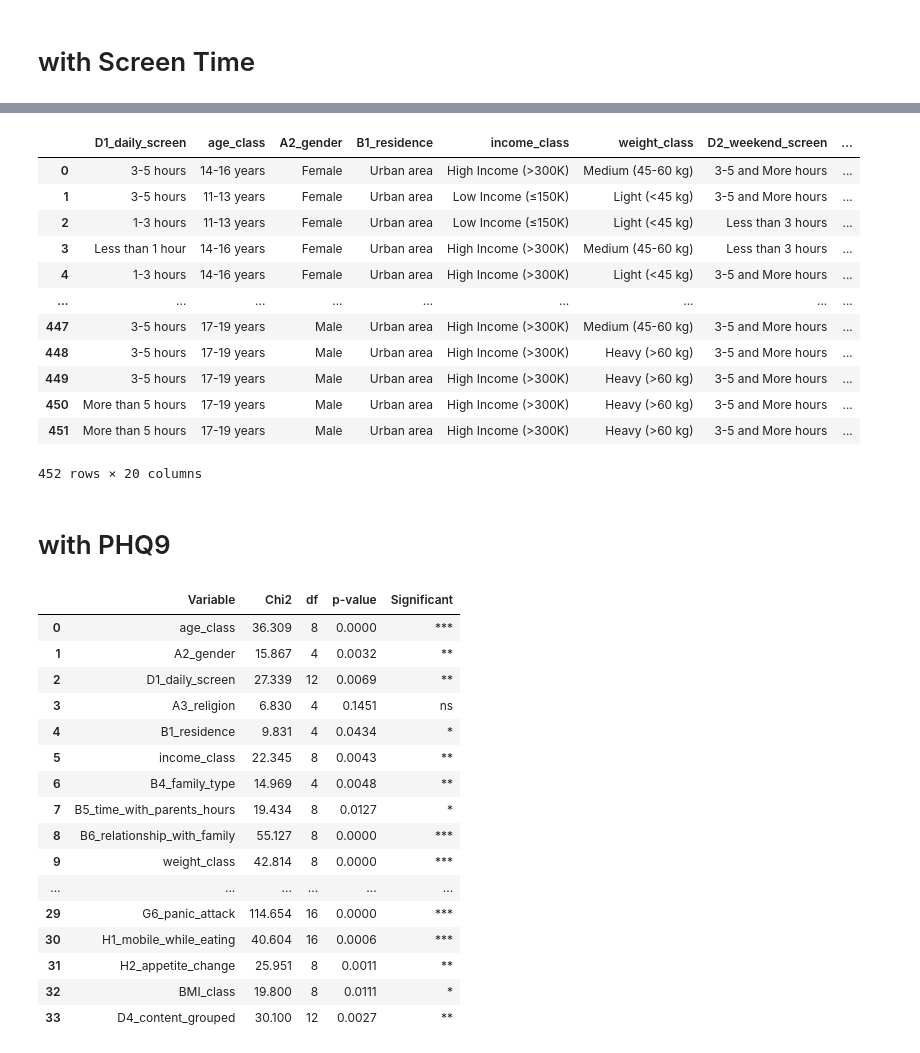
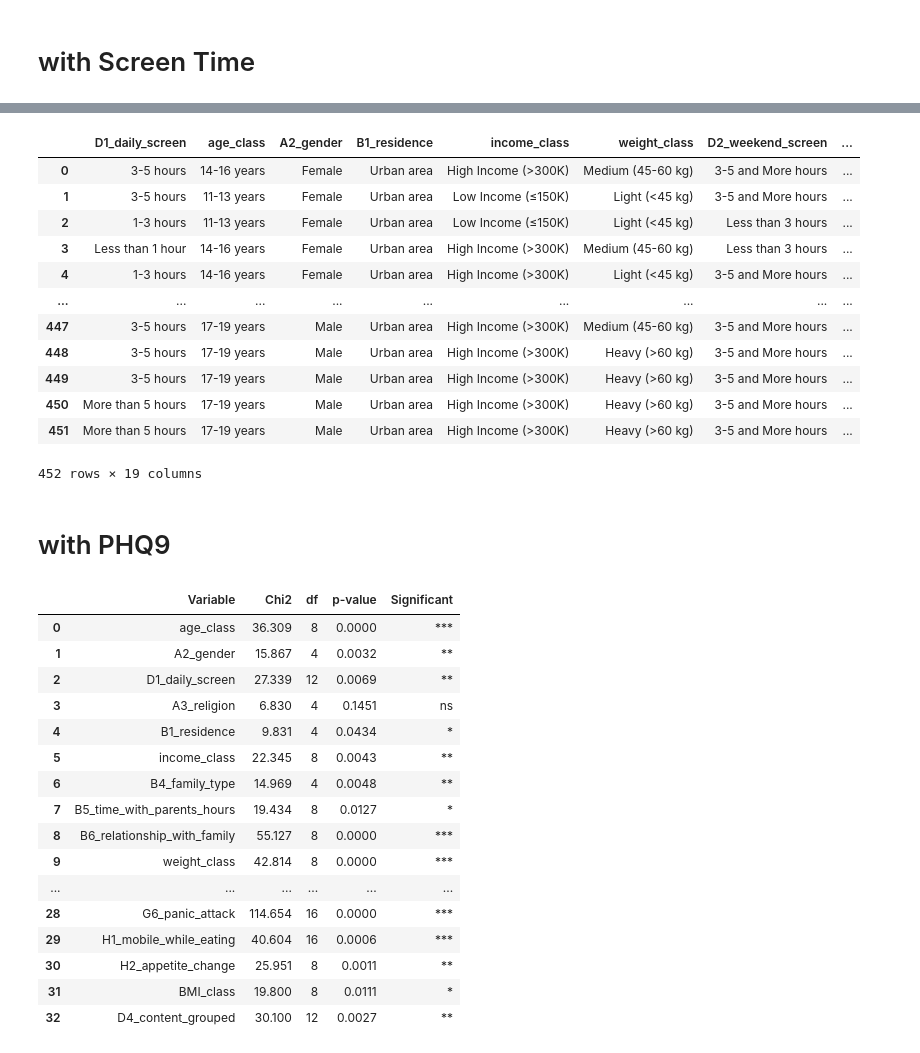
Before and after one commit to arshadziban/team_insightify, a Jupyter notebook: 3_sig_analysis.ipynb, the cells around one changed output, grey strips where cells are left out. Cells and saved outputs as stored; diff of their text form; code cells hidden in the pictures.

```diff
--- a/3_sig_analysis.ipynb
+++ b/3_sig_analysis.ipynb
@@ -37,7 +37,7 @@ variables = [
     'B1_residence', 'income_class', 'B4_family_type',
     'B5_time_with_parents_hours', 'B6_relationship_with_family',
     'weight_class', 'C3_physical_problems', 'D2_weekend_screen',
-    'D3_device', 'D4_content', 'D5_parents_screen_time', 'D6_ai_daily',
+    'D3_device', 'D5_parents_screen_time', 'D6_ai_daily',
     'D7_ai_impact', 'D8_creativity_decline', 'E1_sleep_duration',
     'E3_sleep_medicine', 'E5_bedtime', 'E6_wake_time',
     'F1_academic_satisfaction', 'F4_interest_reduced', 'G1_mood_swings', 'G2_anxious_without_device',
@@ -119,7 +119,7 @@ df_sig_st
 | 449 | 3-5 hours | 17-19 years | Male | Urban area | High Income (>300K) | Heavy (>60 kg) | 3-5 and More hours | ... |
 | 450 | More than 5 hours | 17-19 years | Male | Urban area | High Income (>300K) | Heavy (>60 kg) | 3-5 and More hours | ... |
 | 451 | More than 5 hours | 17-19 years | Male | Urban area | High Income (>300K) | Heavy (>60 kg) | 3-5 and More hours | ... |
-452 rows × 20 columns
+452 rows × 19 columns
 # %% [markdown]
 # with PHQ9
 # %%
@@ -132,7 +132,7 @@ variables = [
        'B1_residence', 'income_class', 'B4_family_type',
        'B5_time_with_parents_hours', 'B6_relationship_with_family',
        'weight_class', 'C3_physical_problems', 'D2_weekend_screen',
-       'D3_device', 'D4_content', 'D5_parents_screen_time', 'D6_ai_daily',
+       'D3_device', 'D5_parents_screen_time', 'D6_ai_daily',
        'D7_ai_impact', 'D8_creativity_decline', 'E1_sleep_duration',
        'E3_sleep_medicine', 'E5_bedtime', 'E6_wake_time',
        'F1_academic_satisfaction',
@@ -143,38 +143,38 @@ variables = [
 ]
 
 results = []
 for var in variables:
     ct = pd.crosstab(df[var], df[target])
     chi2, p, dof, _ = chi2_contingency(ct)
     sig = '***' if p < 0.001 else '**' if p < 0.01 else '*' if p < 0.05 else 'ns'
     results.append({
         'Variable': var,
         'Chi2': round(chi2, 3),
         'df': dof,
         'p-value': round(p, 4),
         'Significant': sig
     })
 
 result_df = pd.DataFrame(results)
 result_df
 # %% [output]
 |  | Variable | Chi2 | df | p-value | Significant |
 | 0 | age_class | 36.309 | 8 | 0.0000 | *** |
 | 1 | A2_gender | 15.867 | 4 | 0.0032 | ** |
 | 2 | D1_daily_screen | 27.339 | 12 | 0.0069 | ** |
 | 3 | A3_religion | 6.830 | 4 | 0.1451 | ns |
 | 4 | B1_residence | 9.831 | 4 | 0.0434 | * |
 | 5 | income_class | 22.345 | 8 | 0.0043 | ** |
 | 6 | B4_family_type | 14.969 | 4 | 0.0048 | ** |
 | 7 | B5_time_with_parents_hours | 19.434 | 8 | 0.0127 | * |
 | 8 | B6_relationship_with_family | 55.127 | 8 | 0.0000 | *** |
 | 9 | weight_class | 42.814 | 8 | 0.0000 | *** |
 | ... | ... | ... | ... | ... | ... |
-| 29 | G6_panic_attack | 114.654 | 16 | 0.0000 | *** |
-| 30 | H1_mobile_while_eating | 40.604 | 16 | 0.0006 | *** |
-| 31 | H2_appetite_change | 25.951 | 8 | 0.0011 | ** |
-| 32 | BMI_class | 19.800 | 8 | 0.0111 | * |
-| 33 | D4_content_grouped | 30.100 | 12 | 0.0027 | ** |
+| 28 | G6_panic_attack | 114.654 | 16 | 0.0000 | *** |
+| 29 | H1_mobile_while_eating | 40.604 | 16 | 0.0006 | *** |
+| 30 | H2_appetite_change | 25.951 | 8 | 0.0011 | ** |
+| 31 | BMI_class | 19.800 | 8 | 0.0111 | * |
+| 32 | D4_content_grouped | 30.100 | 12 | 0.0027 | ** |
 # %%
 sig_vars_phq = result_df[result_df['Significant'] == '***']
 # %%
```
Also changed, not shown: parts of 6 cells of this notebook, 4 other files.
